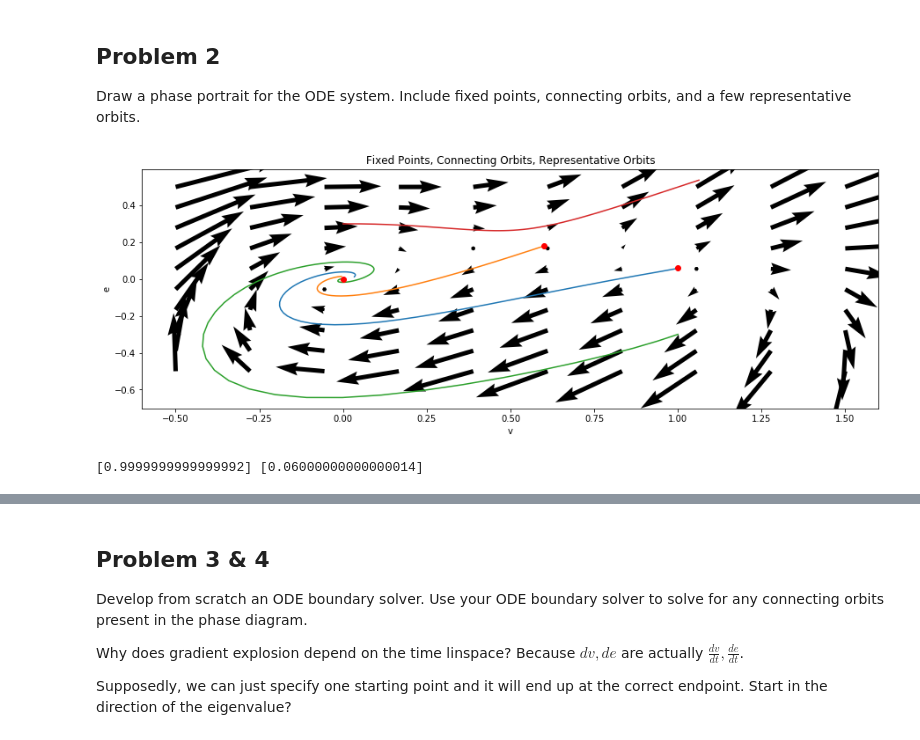
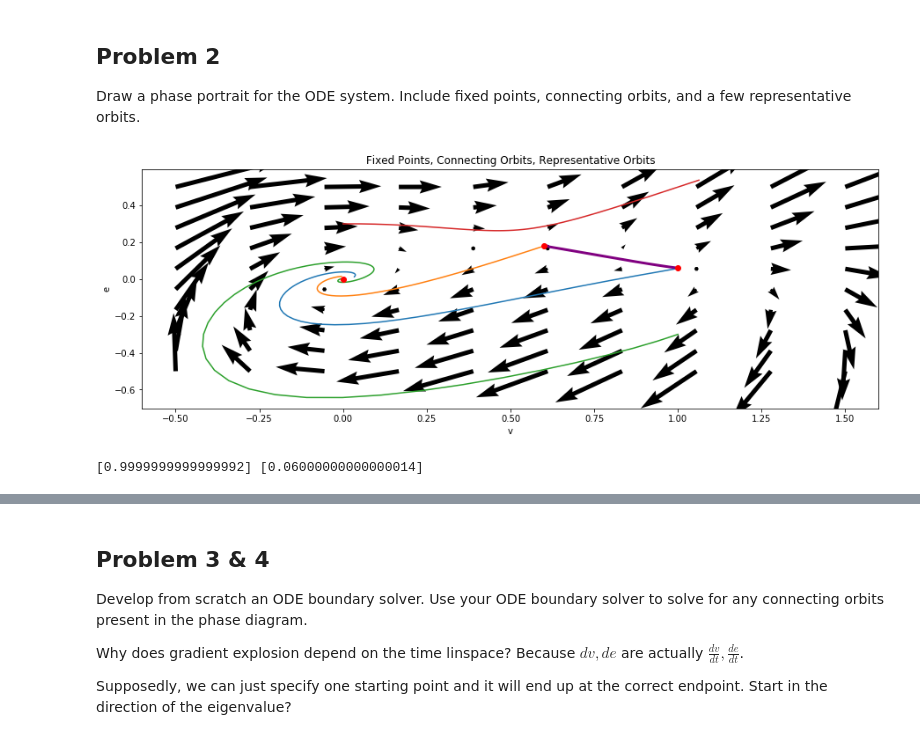
Before and after one commit to kylrth/boundaryvalue, a Jupyter notebook: Jared_BVS.ipynb, the cells around one changed output, grey strips where cells are left out. Cells and saved outputs as stored; diff of their text form; code cells hidden in the pictures.

```diff
--- a/Jared_BVS.ipynb
+++ b/Jared_BVS.ipynb
@@ -67,35 +67,35 @@ n_density = 10
 
 fixed_points = np.array([
     [0, 0],
     [0.6, 0.18],
     [1, 0.06]
 ])
 
 V = np.linspace(-0.5, 1.5, n_density)
 E = np.linspace(-0.5, 0.5, n_density)
 X, Y = np.meshgrid(V, E)
 
 vs_1, es_1 = solve_forward(1, 0.059)
 vs_2, es_2 = solve_forward(0.6, 0.179)
 vs_3, es_3 = solve_forward(1, -0.3)
 vs_4, es_4 = solve_forward(0, 0.3, n_forward=40)
 vs_5, es_5 = solve_backward(0.61, 0.18, n_backward=1000)
 
 plt.quiver(X, Y, dv(X,Y), de(X,Y))
 plt.plot(vs_1, es_1)
 plt.plot(vs_2, es_2)
 plt.plot(vs_3, es_3)
 plt.plot(vs_4, es_4)
-# plt.plot(vs_5, es_5, color='purple', linewidth=3)
+plt.plot(vs_5, es_5, color='purple', linewidth=3)
 plt.scatter(fixed_points[:,0], fixed_points[:,1], color='red', zorder=3)
 plt.xlabel("v")
 plt.ylabel("e")
 plt.title("Fixed Points, Connecting Orbits, Representative Orbits")
 plt.show()
 
 print(vs_5[-1:], es_5[-1:])
 # %% [output]
-[figure, old version]
+[figure, new version]
 [0.9999999999999992] [0.06000000000000014]
 # %%
 saddle = np.array([0.6, 0.18])
```
Also changed, not shown: parts of 1 cell of this notebook, 3 other files.
